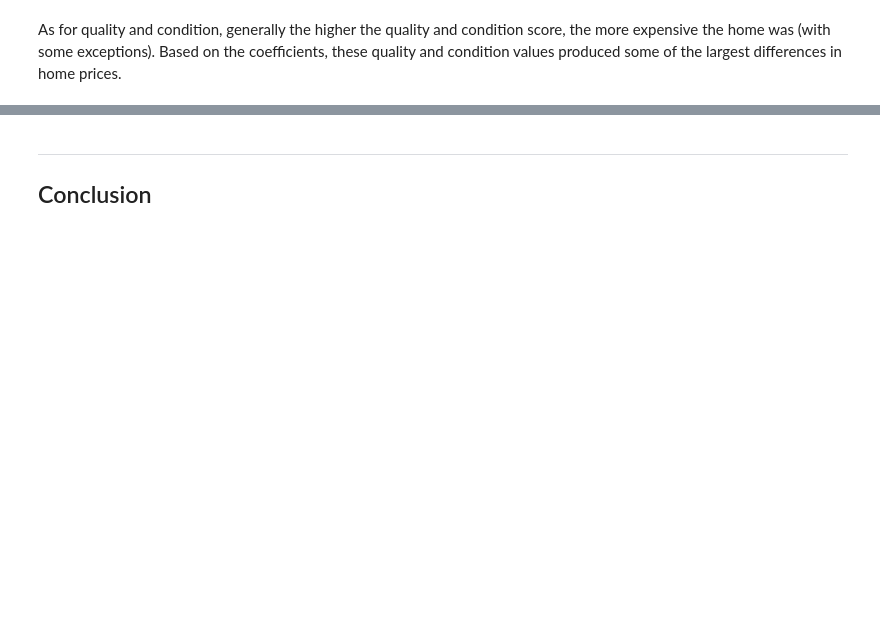
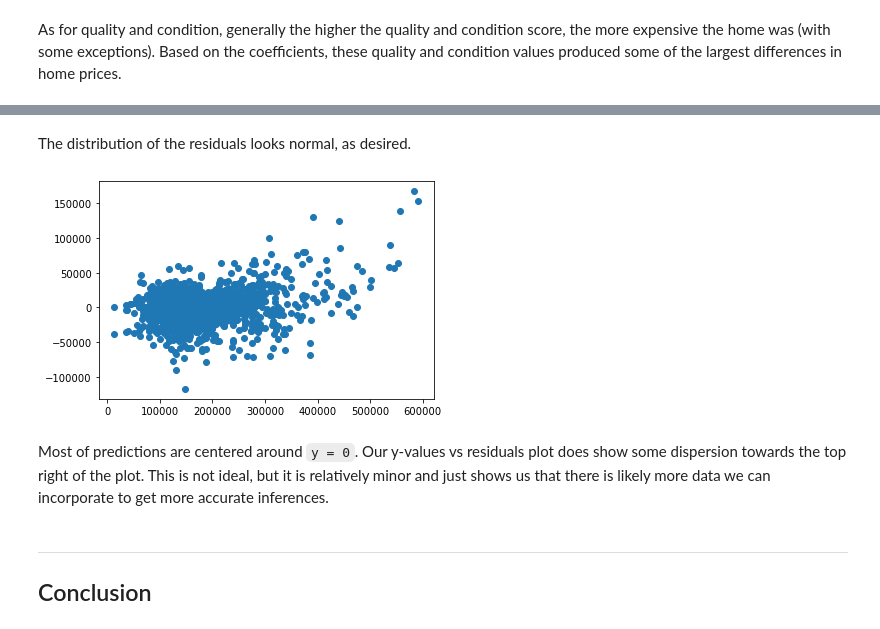
Before and after one commit to jguo052/Ames-Housing-Price-Regression, a Jupyter notebook: code/04_production_model_and_conclusion.ipynb, the cells around one changed output, grey strips where cells are left out. Cells and saved outputs as stored; diff of their text form; code cells hidden in the pictures; blank space fills up the shorter version.

```diff
--- a/code/04_production_model_and_conclusion.ipynb
+++ b/code/04_production_model_and_conclusion.ipynb
@@ -327,3 +356,11 @@ dtype: float64
+# %% [markdown]
+The distribution of the residuals looks normal, as desired.
+# %%
+plt.scatter(y_train, resids);
+# %% [output]
+[figure, added]
+# %% [markdown]
+Most of predictions are centered around `y = 0`. Our y-values vs residuals plot does show some dispersion towards the top right of the plot. This is not ideal, but it is relatively minor and just shows us that there is likely more data we can incorporate to get more accurate inferences.
 # %% [markdown]
 ---
 
```
Also changed, not shown: parts of 21 cells of this notebook, 1 other file.
